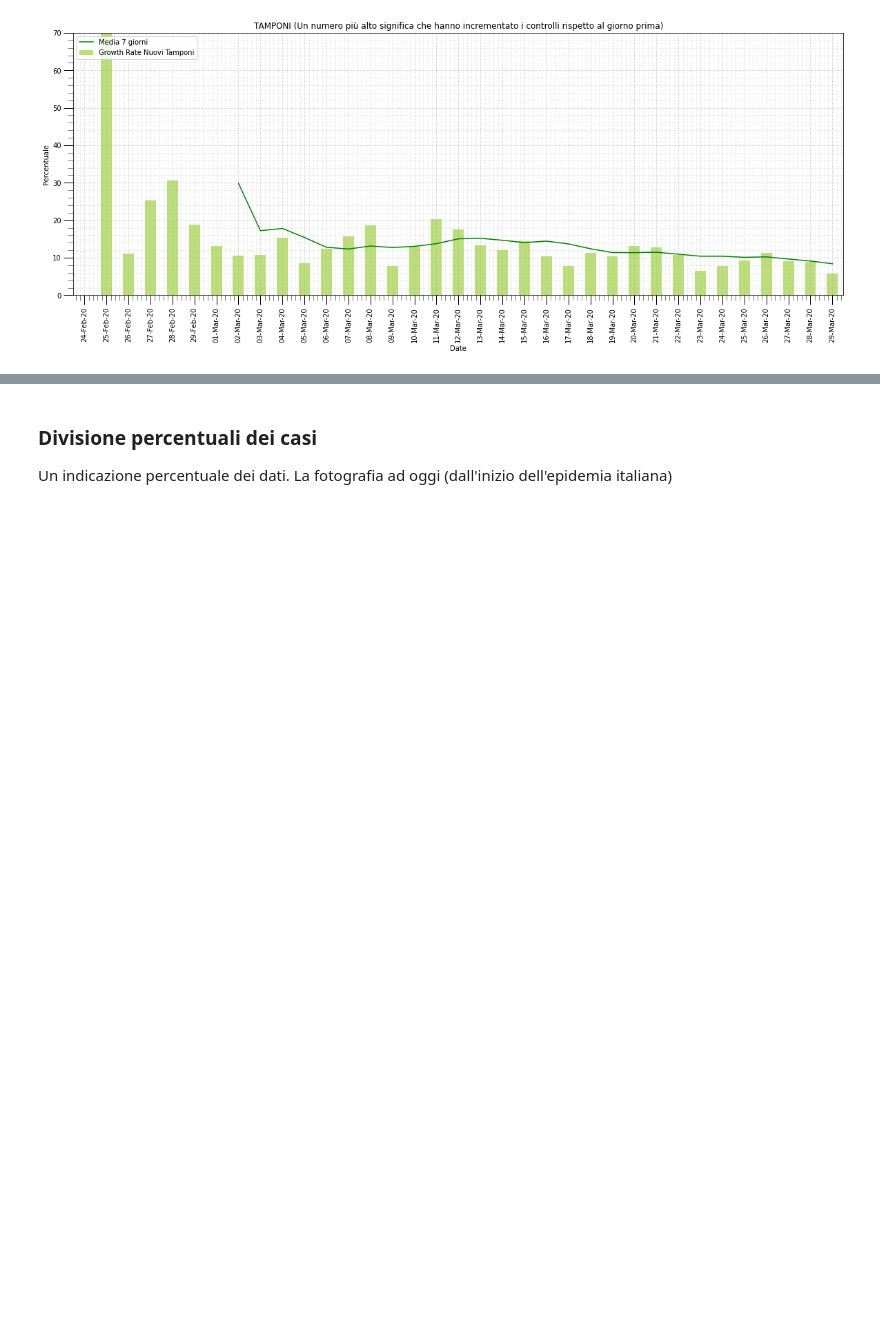
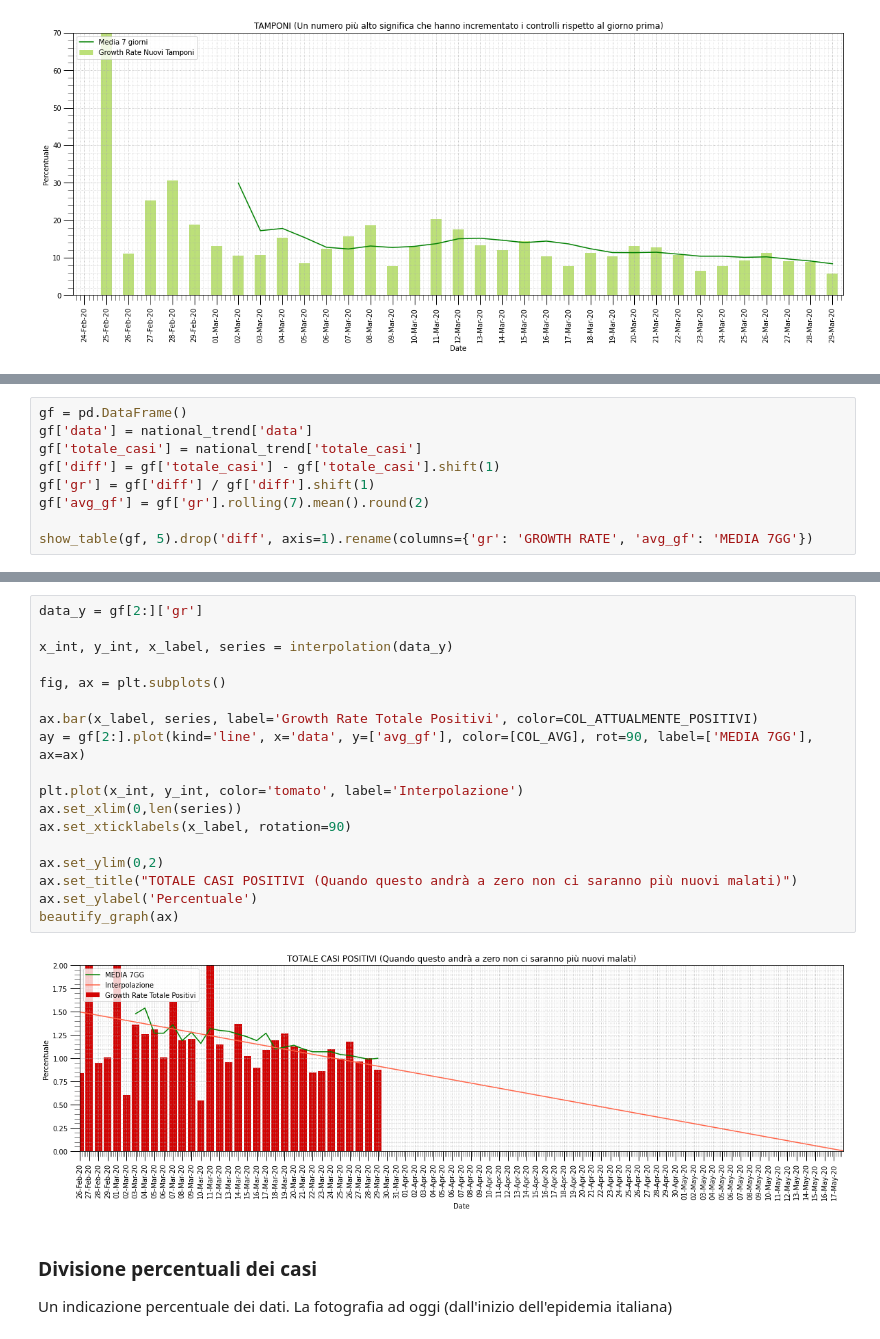
Before and after one commit to pasalino/Covid-19-PyAnalysis, a Jupyter notebook: Covid-19.ipynb, the cells around one changed output, grey strips where cells are left out. Cells and saved outputs as stored; diff of their text form; blank space fills up the shorter version.

```diff
--- a/Covid-19.ipynb
+++ b/Covid-19.ipynb
@@ -531,0 +511,9 @@ beautify_graph(ax)
+# %%
+gf = pd.DataFrame()
+gf['data'] = national_trend['data']
+gf['totale_casi'] = national_trend['totale_casi']
+gf['diff'] = gf['totale_casi'] - gf['totale_casi'].shift(1)
+gf['gr'] = gf['diff'] / gf['diff'].shift(1)
+gf['avg_gf'] = gf['gr'].rolling(7).mean().round(2)
+
+show_table(gf, 5).drop('diff', axis=1).rename(columns={'gr': 'GROWTH RATE', 'avg_gf': 'MEDIA 7GG'})
@@ -532,3 +528,23 @@ beautify_graph(ax)
+# %%
+data_y = gf[2:]['gr']
+
+x_int, y_int, x_label, series = interpolation(data_y)
+
+fig, ax = plt.subplots()
+
+ax.bar(x_label, series, label='Growth Rate Totale Positivi', color=COL_ATTUALMENTE_POSITIVI)
+ay = gf[2:].plot(kind='line', x='data', y=['avg_gf'], color=[COL_AVG], rot=90, label=['MEDIA 7GG'], ax=ax)
+
+plt.plot(x_int, y_int, color='tomato', label='Interpolazione')
+ax.set_xlim(0,len(series))
+ax.set_xticklabels(x_label, rotation=90)
+
+ax.set_ylim(0,2)
+ax.set_title("TOTALE CASI POSITIVI (Quando questo andrà a zero non ci saranno più nuovi malati)")
+ax.set_ylabel('Percentuale')
+beautify_graph(ax)
+# %% [output]
+[figure, added]
 # %% [markdown]
 ### Divisione percentuali dei casi
 Un indicazione percentuale dei dati. La fotografia ad oggi (dall'inizio dell'epidemia italiana)
```
Also changed, not shown: parts of 10 cells of this notebook.
